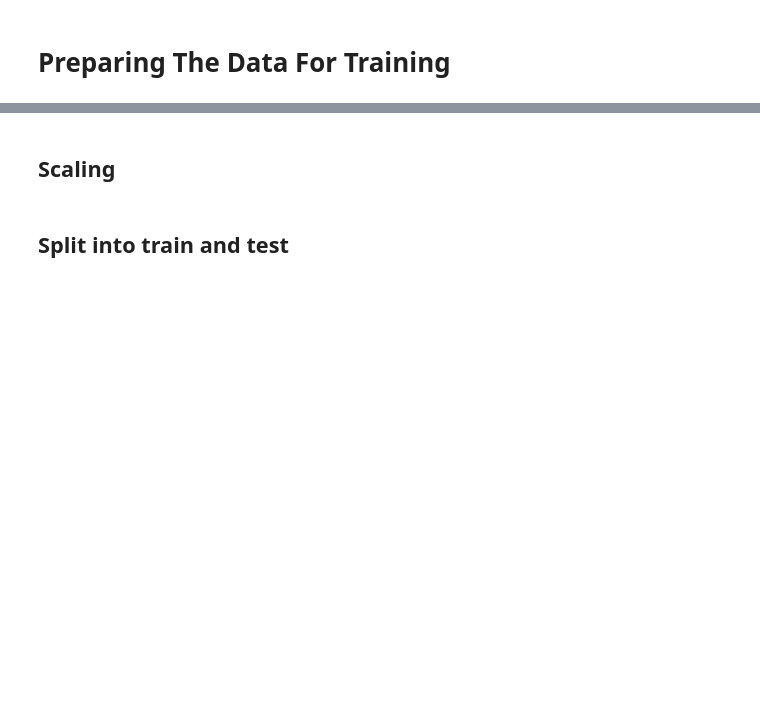
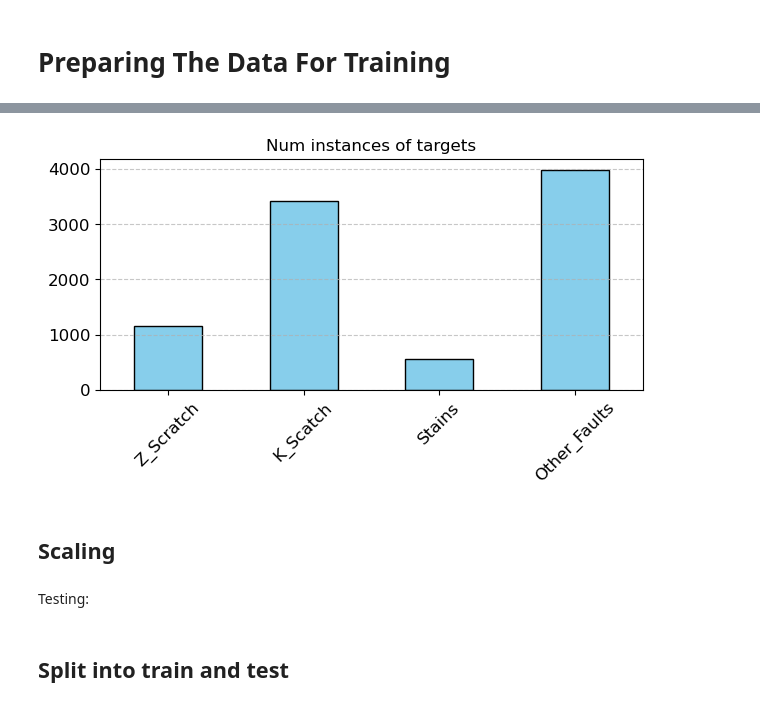
Before and after one commit to Hakonimatata/MachineLearning, a Jupyter notebook: Assignment_1/A1.ipynb, the cells around one changed output, grey strips where cells are left out. Saved outputs shown, nothing was run; the diff lists cells and outputs as text; code cells hidden in the pictures; blank space fills up the shorter version.

```diff
--- a/Assignment_1/A1.ipynb
+++ b/Assignment_1/A1.ipynb
@@ -333,3 +377,8 @@ plot_target_distribution(data_extra_attribs, targets)
+# %%
+data_modified_attribs = reduce_attribute(data_modified_attribs, "Other_Faults", 0.3)
+plot_target_distribution(data_modified_attribs, targets)
+# %% [output]
+[figure, added]
 # %% [markdown]
 ## Scaling
 # %%
@@ -345 +394,3 @@ scaled_data = data_extra_attribs.copy()
 scaled_data[columns_to_scale] = scaler.fit_transform(scaled_data[columns_to_scale])
+# %% [markdown]
+Testing:
```
Also changed, not shown: parts of 33 cells of this notebook, 3 other files.
